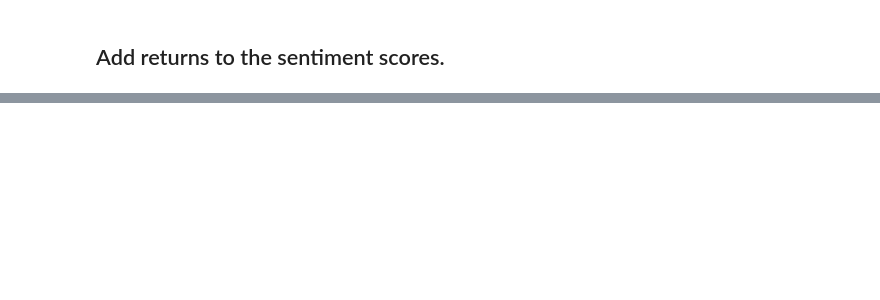
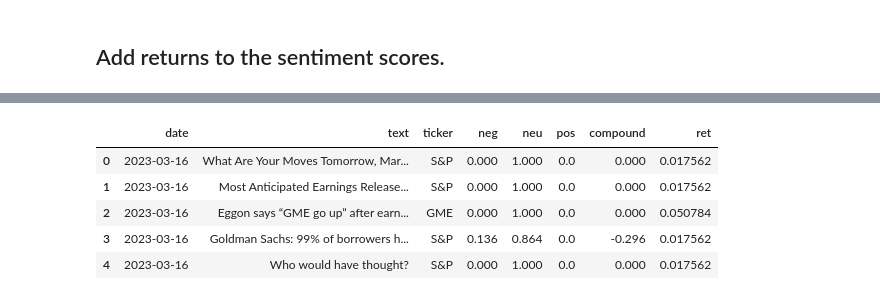
Before and after one commit to Christopher-jason/cjs-dissertation, a Jupyter notebook: Stocks/draft_2.ipynb, the cells around one changed output, grey strips where cells are left out. Saved outputs shown, nothing was run; the diff lists cells and outputs as text; code cells hidden in the pictures; blank space fills up the shorter version.

Commit message:
sentiment score returns matched

```diff
--- a/Stocks/draft_2.ipynb
+++ b/Stocks/draft_2.ipynb
@@ -431,7 +432,7 @@ def chatgpt_sentiments(df, tmp_df, max_retries=5, base_delay=1, analyzer=openai)
     return chatgpt_df(rows)
 # %%
 # print all rows after row 697 in hot_ticker
-tmp = chatgpt_sentiments(hot_chatgpt[hot_chatgpt['label'] == 'error'],tmp_df)
+hot_chatgpt = chatgpt_sentiments(hot_ticker,tmp_df)
 # %% [output]
 Error here: I'm sorry, but the given text "How it feels" is too ambiguous to be classified as either negative or positive. It does not provide enough context to determine the sentiment.
 Sentiment captured: 2, token_used: 115, total for the min: 115
@@ -715,0 +702,35 @@ hot_finbert[hot_finbert['text'].isin(missing)]
+# %%
+# read the sentiment files
+hot_finbert = pd.read_csv('sentiment_scores/hot_finbert.csv')
+hot_vader = pd.read_csv('sentiment_scores/hot_vader.csv')
+hot_chatgpt = pd.read_csv('sentiment_scores/hot_chatgpt.csv')
+# %%
+def merge_returns(sentiment_df, price_data_ret=price_data_ret):
+    returns = []  # List to store the returns that will be matched
+
+    # Iterate through the rows in sentiment_df
+    for index, row in sentiment_df.iterrows():
+        ticker = row['ticker']
+        date = row['date']
+
+        # Check if the ticker exists in price_data_ret
+        if ticker in price_data_ret:
+            ticker_df = price_data_ret[ticker]
+        else:
+            # If ticker not found, use the 'S&P' DataFrame
+            ticker_df = price_data_ret['S&P']
+
+        # Check if the date exists in the DataFrame for the ticker
+        matching_date = ticker_df[ticker_df['Date'] == date]
+
+        # If a matching date is found, get the corresponding return
+        if not matching_date.empty:
+            ret = matching_date['Returns'].iloc[0]
+            returns.append(ret)
+        else:
+            returns.append(None)  # If date not found, append None
+
+    # Add the returns list as a new column in sentiment_df
+    sentiment_df['ret'] = returns
+
+    return sentiment_df
@@ -715,0 +747,10 @@ hot_finbert[hot_finbert['text'].isin(missing)]
+# %%
+hot_vader_ret = merge_returns(hot_vader)
+hot_vader_ret.head()
+# %% [output]
+|  | date | text | ticker | neg | neu | pos | compound | ret |
+| 0 | 2023-03-16 | What Are Your Moves Tomorrow, Mar... | S&P | 0.000 | 1.000 | 0.0 | 0.000 | 0.017562 |
+| 1 | 2023-03-16 | Most Anticipated Earnings Release... | S&P | 0.000 | 1.000 | 0.0 | 0.000 | 0.017562 |
+| 2 | 2023-03-16 | Eggon says “GME go up” after earn... | GME | 0.000 | 1.000 | 0.0 | 0.000 | 0.050784 |
+| 3 | 2023-03-16 | Goldman Sachs: 99% of borrowers h... | S&P | 0.136 | 0.864 | 0.0 | -0.296 | 0.017562 |
+| 4 | 2023-03-16 | Who would have thought? | S&P | 0.000 | 1.000 | 0.0 | 0.000 | 0.017562 |
```
Also changed, not shown: parts of 18 cells of this notebook, 6 other files.
